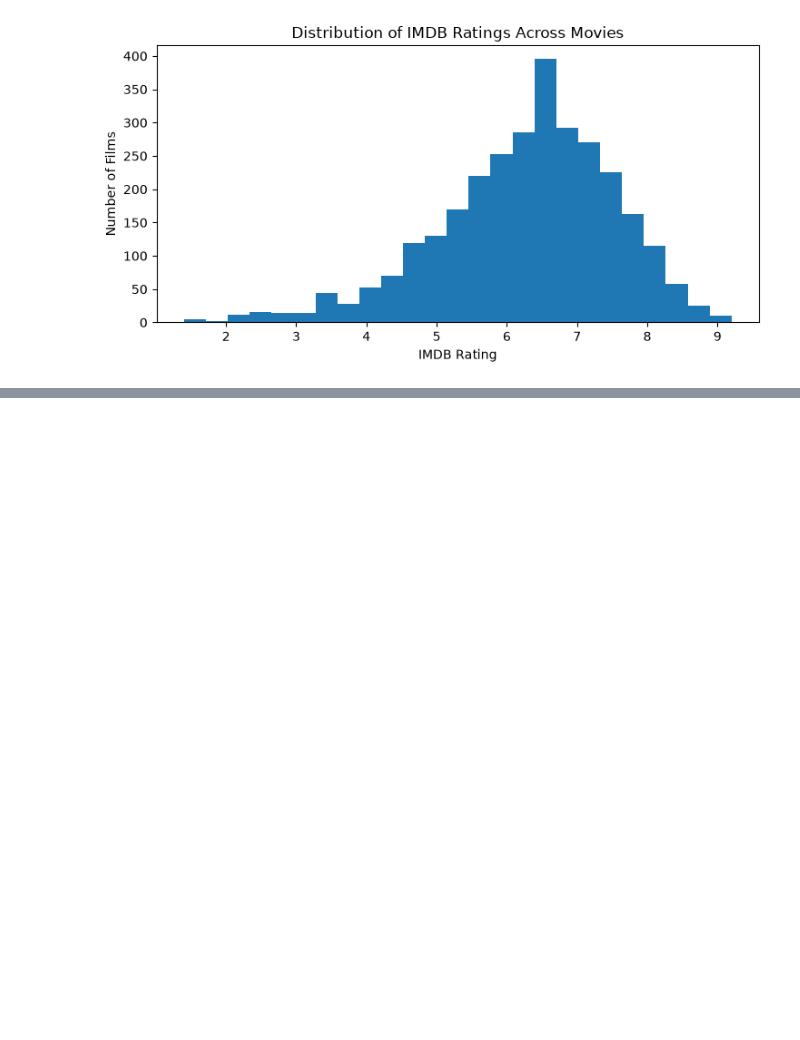
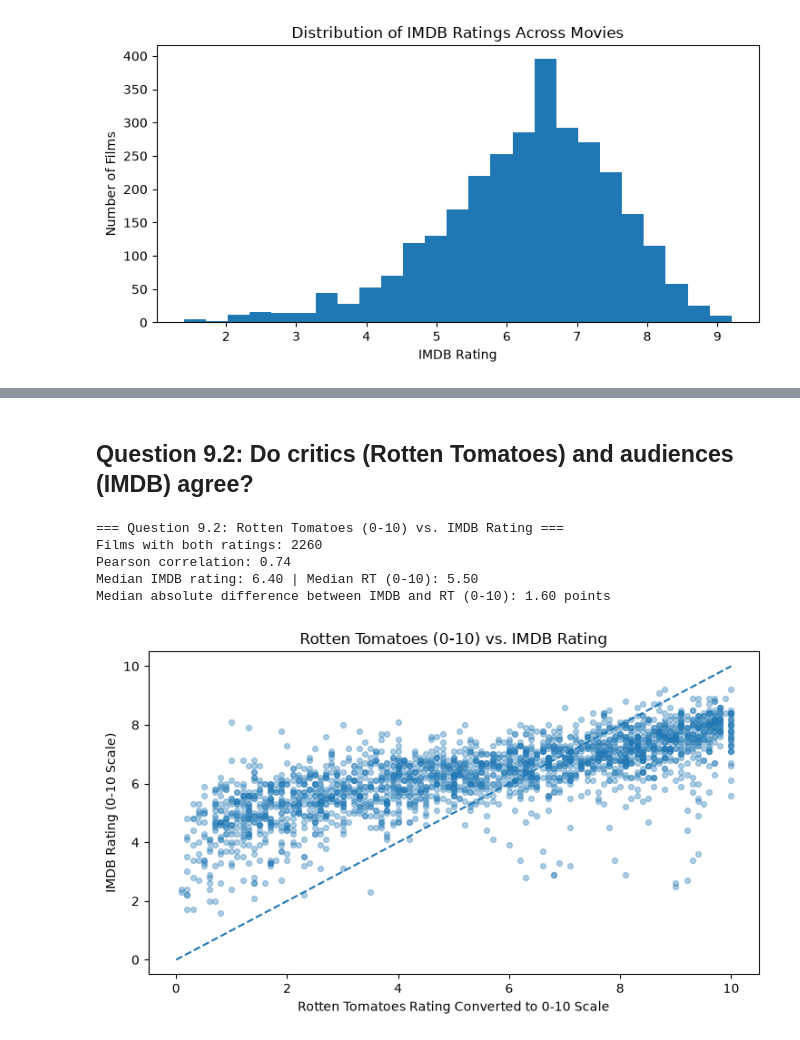
Before and after one commit to Novica-GH/Lexicon_2026-27, a Jupyter notebook: 6. Data analysis ana Visualisation/Projekt_InDa_Movie.ipynb, the cells around one changed output, grey strips where cells are left out. Drawn from its saved outputs; the diff is of its cells as text; code cells hidden in the pictures; blank space fills up the shorter version.

```diff
--- a/6. Data analysis ana Visualisation/Projekt_InDa_Movie.ipynb
+++ b/6. Data analysis ana Visualisation/Projekt_InDa_Movie.ipynb
@@ -631,0 +722,31 @@ ideas). Answer each one with numbers and a chart, and write the answer in a sent
+# %% [markdown]
+## Question 9.2: Do critics (Rotten Tomatoes) and audiences (IMDB) agree?
+# %%
+# ==============================================================================
+# Question 2: Do critics (Rotten Tomatoes) and audiences (IMDB) agree?
+# ==============================================================================
+
+both_ratings = merged.dropna(subset=['rt_rating_10', 'IMDB Rating']).copy()
+both_ratings['abs_diff'] = (both_ratings['IMDB Rating'] - both_ratings['rt_rating_10']).abs()
+
+print("\n=== Question 9.2: Rotten Tomatoes (0-10) vs. IMDB Rating ===")
+print(f"Films with both ratings: {len(both_ratings)}")
+print(f"Pearson correlation: {both_ratings['rt_rating_10'].corr(both_ratings['IMDB Rating']):.2f}")
+print(f"Median IMDB rating: {both_ratings['IMDB Rating'].median():.2f} | Median RT (0-10): {both_ratings['rt_rating_10'].median():.2f}")
+print(f"Median absolute difference between IMDB and RT (0-10): {both_ratings['abs_diff'].median():.2f} points")
+
+fig, ax = plt.subplots(figsize=(7.5, 4.5))
+ax.scatter(both_ratings['rt_rating_10'], both_ratings['IMDB Rating'], alpha=0.35, s=18)
+ax.plot([0, 10], [0, 10], linestyle='--')
+ax.set_title('Rotten Tomatoes (0-10) vs. IMDB Rating')
+ax.set_xlabel('Rotten Tomatoes Rating Converted to 0-10 Scale')
+ax.set_ylabel('IMDB Rating (0-10 Scale)')
+plt.tight_layout()
+plt.show()
+# %% [output]
+=== Question 9.2: Rotten Tomatoes (0-10) vs. IMDB Rating ===
+Films with both ratings: 2260
+Pearson correlation: 0.74
+Median IMDB rating: 6.40 | Median RT (0-10): 5.50
+Median absolute difference between IMDB and RT (0-10): 1.60 points
+[figure, added]
```
Also changed, not shown: parts of 13 cells of this notebook, 1 other file.
